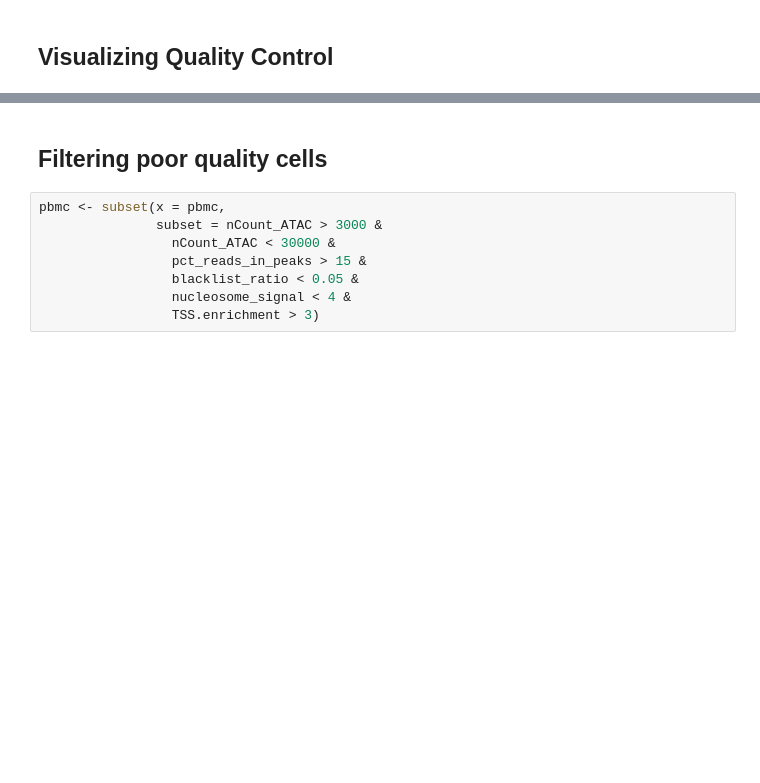
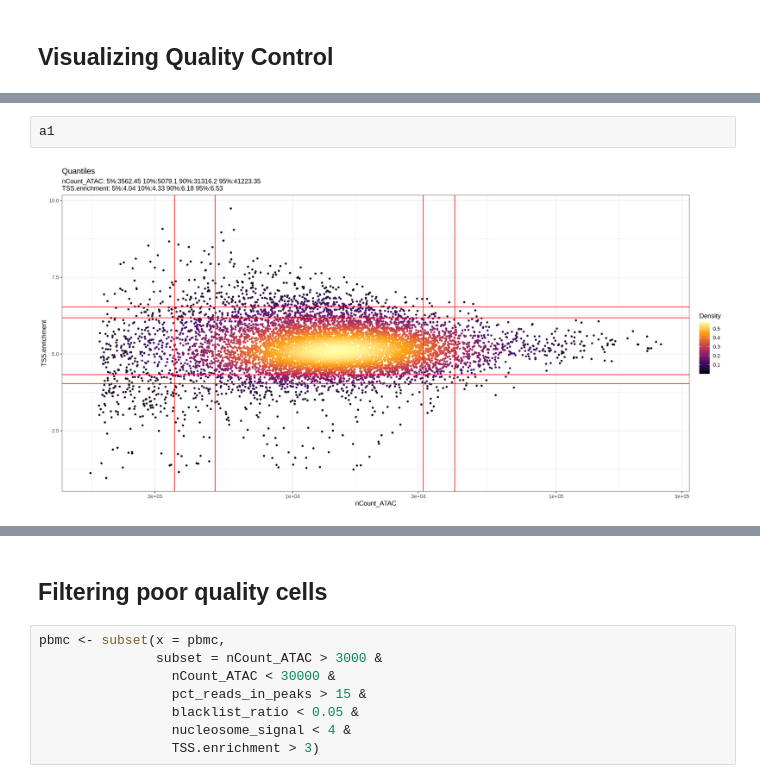
Before and after one commit to galopyz/goldfish, a Jupyter notebook: R/Analyzing PBMC scATAC-seq.ipynb, the cells around one changed output, grey strips where cells are left out. Drawn from its saved outputs; the diff is of its cells as text; blank space fills up the shorter version.

Commit message:
Add plot configuration

```diff
--- a/R/Analyzing PBMC scATAC-seq.ipynb
+++ b/R/Analyzing PBMC scATAC-seq.ipynb
@@ -308,0 +376,4 @@ a1 | a2
+# %%
+a1
+# %% [output]
+[figure, added]
```
Also changed, not shown: parts of 19 cells of this notebook.
